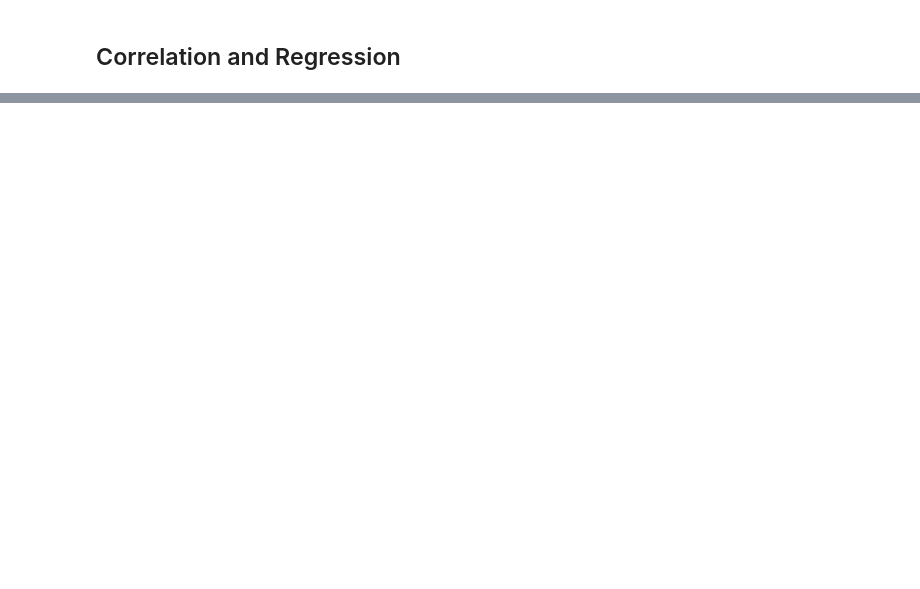
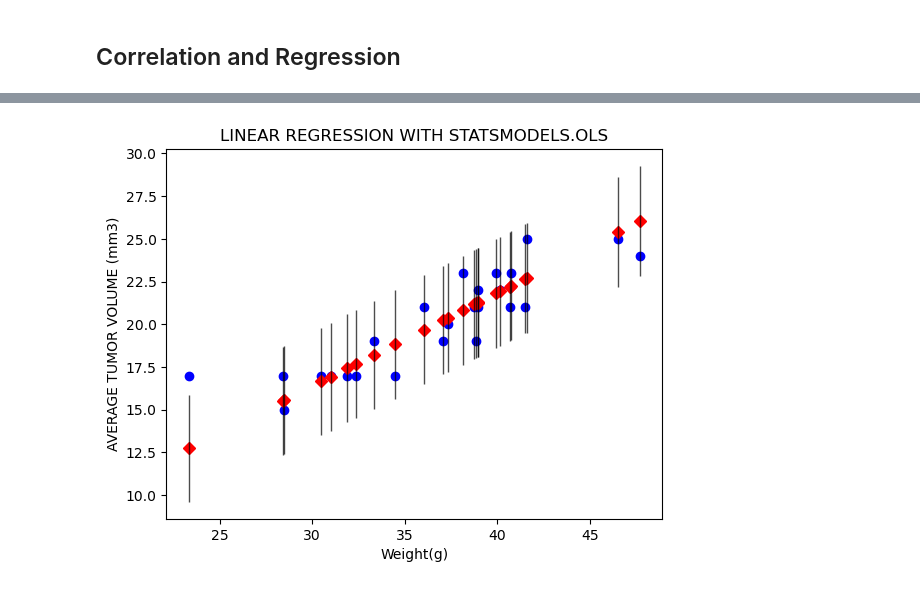
Before and after one commit to gusibis/challenge-5, a Jupyter notebook: pymaceuticals_starter.ipynb, the cells around one changed output, grey strips where cells are left out. Saved outputs shown, nothing was run; the diff lists cells and outputs as text; code cells hidden in the pictures; blank space fills up the shorter version.

```diff
--- a/pymaceuticals_starter.ipynb
+++ b/pymaceuticals_starter.ipynb
@@ -478,0 +537,15 @@ plt.show()
+# %%
+
+# linear regression model for mouse weight and average tumor volume for the Capomulin regimen
+# statsmodels.api.OLS(y, x)
+
+statsmodels_linear_model = sm.OLS(mean_df['Weight (g)'], mean_df['Tumor Volume (mm3)']).fit()
+# statsmodels_linear_model.summary()
+fig, ax = plt.subplots()
+fig = sm.graphics.plot_fit(statsmodels_linear_model, 0, ax=ax)
+ax.set_ylabel('AVERAGE TUMOR VOLUME (mm3)')
+ax.set_xlabel('Weight(g)')
+ax.set_title('LINEAR REGRESSION WITH STATSMODELS.OLS')
+fig.get_axes()[0].get_legend().remove()
+# %% [output]
+[figure, added]
```
Also changed, not shown: parts of 17 cells of this notebook.
